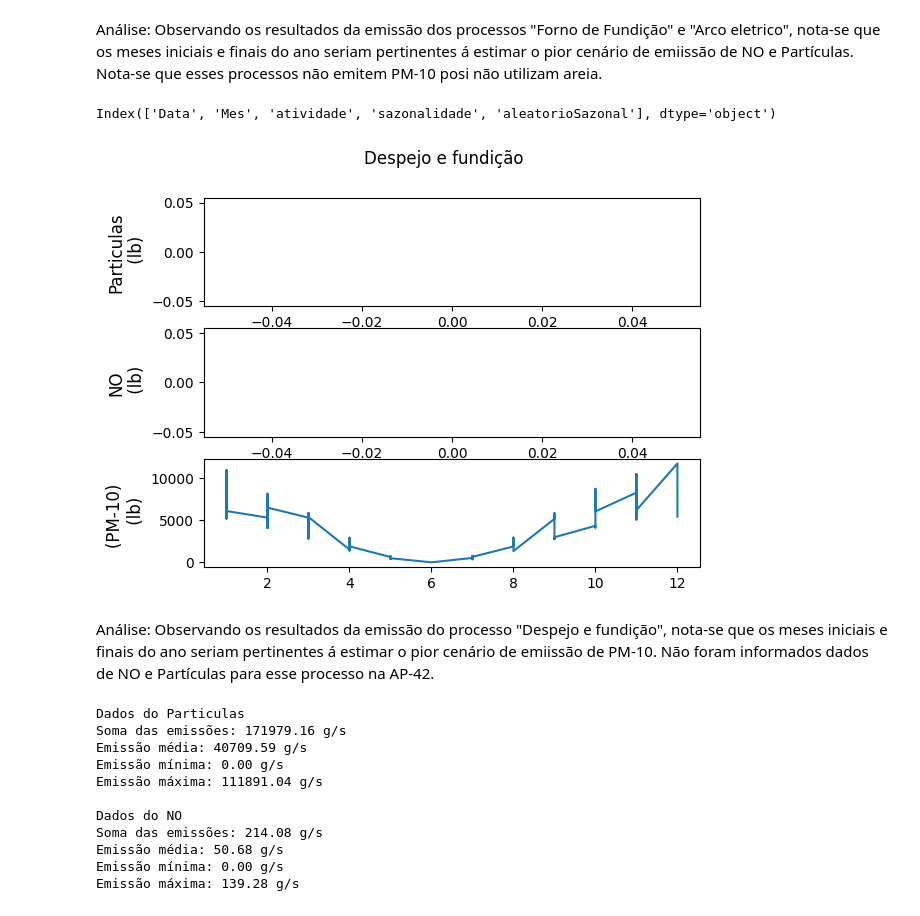
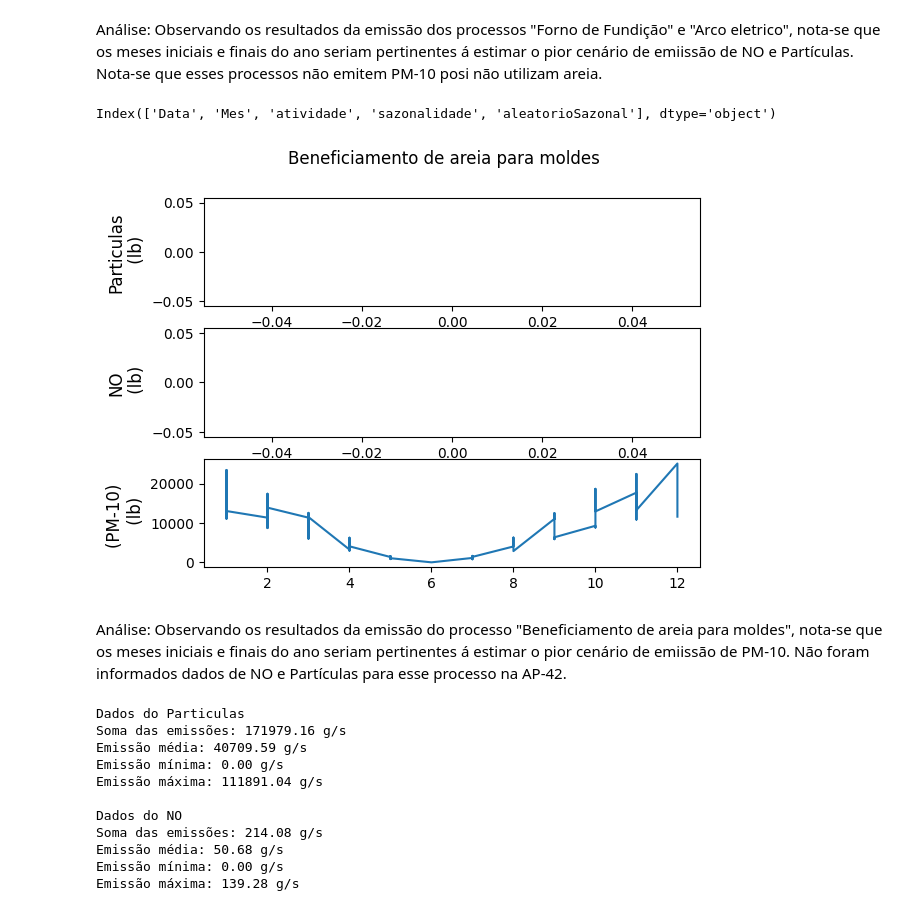
Before and after one commit to GuilhermeAudi/Poluicao_Atmosferica, a Jupyter notebook: Atividade 01(tupy).ipynb, the cells around one changed output. Saved outputs shown, nothing was run; the diff lists cells and outputs as text; code cells hidden in the pictures.

```diff
--- a/Atividade 01(tupy).ipynb
+++ b/Atividade 01(tupy).ipynb
@@ -271,15 +271,15 @@ Análise: Observando os resultados da emissão dos processos "Forno de Fundiçã
 # %%
 print(df.columns)
 fig,ax= plt.subplots(3)
-fig.suptitle('Despejo e fundição')
+fig.suptitle('Beneficiamento de areia para moldes')
 for ii in range (1,4):
-    ax[ii-1].plot(df['Mes'], df['aleatorioSazonal']*fe.iloc[5,ii])
+    ax[ii-1].plot(df['Mes'], df['aleatorioSazonal']*fe.iloc[2,ii])
     ax[ii-1].set_ylabel(fe.columns[ii]+'\n (lb)', fontsize = 12)
 # %% [output]
 Index(['Data', 'Mes', 'atividade', 'sazonalidade', 'aleatorioSazonal'], dtype='object')
-[figure, old version]
+[figure, new version]
 # %% [markdown]
-Análise: Observando os resultados da emissão do  processo "Despejo e fundição", nota-se que os meses iniciais e finais do ano seriam pertinentes á estimar o pior cenário de emiissão de PM-10. Não foram informados dados de NO e Partículas para esse processo na AP-42.
+Análise: Observando os resultados da emissão do  processo "Beneficiamento de areia para moldes", nota-se que os meses iniciais e finais do ano seriam pertinentes á estimar o pior cenário de emiissão de PM-10. Não foram informados dados de NO e Partículas para esse processo na AP-42.
 # %%
 # A estrutura desta parte do código teve como referência a atividade 1 desenvolvida pelas alunas Bianca Bonneti e Bianca Cadamuro
 # Calcular a soma das emissões considerando todos os processos
```
Also changed, not shown: parts of 4 cells of this notebook.
